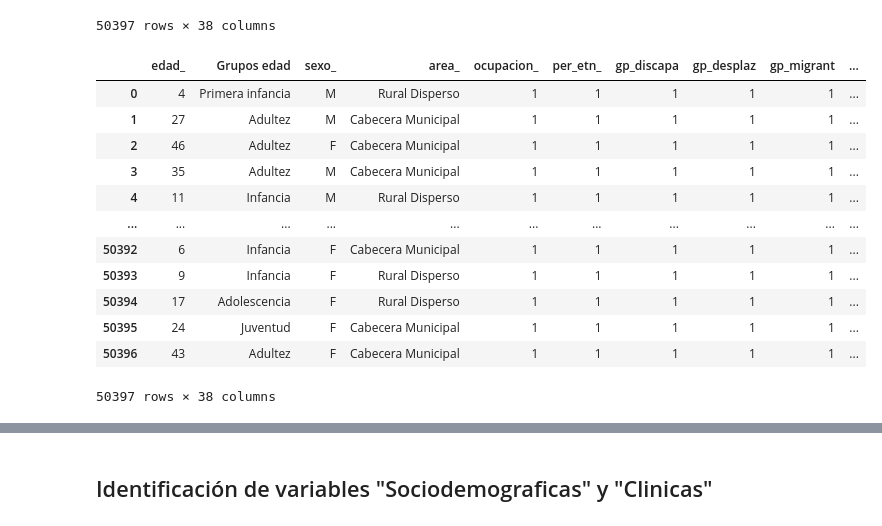
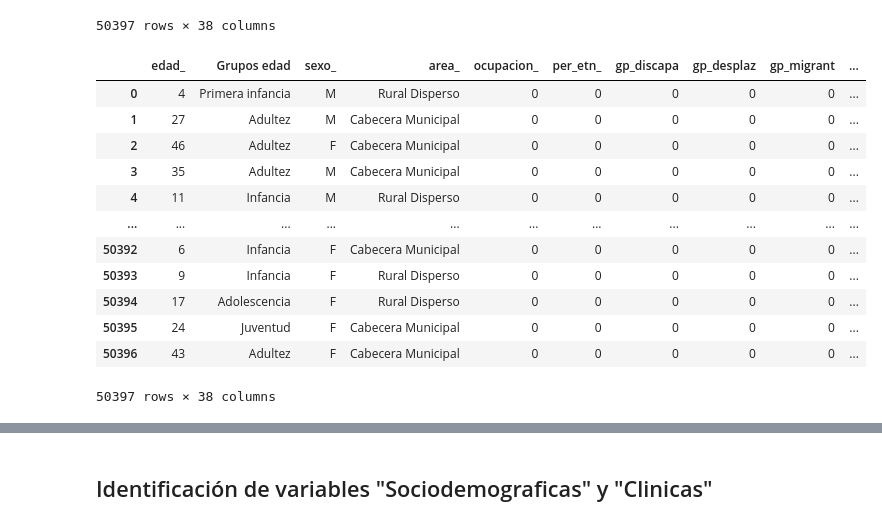
Before and after one commit to MarioSolano98/actividad-evaluativa3-AC, a Jupyter notebook: actividad_evaluativa3.ipynb, the cells around one changed output, grey strips where cells are left out. Cells and saved outputs as stored; diff of their text form; code cells hidden in the pictures.

```diff
--- a/actividad_evaluativa3.ipynb
+++ b/actividad_evaluativa3.ipynb
@@ -191,25 +185,25 @@ data_filtered
 # %%
 # Identificar columnas que contienen "No" o "Sí"
 filtered_columns = [col for col in data_filtered.columns if data_filtered[col].astype(str).str.contains("No|Sí", case=False, na=False).any()]
 
-# Cambiar "Sí" a 0 y "No" o nulos a 1 en las columnas identificadas
+# Cambiar "Sí" a 1 y "No" o nulos a 0 en las columnas identificadas
 for col in filtered_columns:
-    data_filtered[col] = data_filtered[col].apply(lambda x: 0 if str(x).strip().lower() == 'sí' else 1)
+    data_filtered[col] = data_filtered[col].apply(lambda x: 1 if str(x).strip().lower() == 'sí' else 0)
 
 # Mostrar las primeras filas para verificar el resultado
 data_filtered[filtered_columns].head()
 data_filtered
 # %% [output]
 |  | edad_ | Grupos edad | sexo_ | area_ | ocupacion_ | per_etn_ | gp_discapa | gp_desplaz | gp_migrant | ... |
-| 0 | 4 | Primera infancia | M | Rural Disperso | 1 | 1 | 1 | 1 | 1 | ... |
-| 1 | 27 | Adultez | M | Cabecera Municipal | 1 | 1 | 1 | 1 | 1 | ... |
-| 2 | 46 | Adultez | F | Cabecera Municipal | 1 | 1 | 1 | 1 | 1 | ... |
-| 3 | 35 | Adultez | M | Cabecera Municipal | 1 | 1 | 1 | 1 | 1 | ... |
-| 4 | 11 | Infancia | M | Rural Disperso | 1 | 1 | 1 | 1 | 1 | ... |
+| 0 | 4 | Primera infancia | M | Rural Disperso | 0 | 0 | 0 | 0 | 0 | ... |
+| 1 | 27 | Adultez | M | Cabecera Municipal | 0 | 0 | 0 | 0 | 0 | ... |
+| 2 | 46 | Adultez | F | Cabecera Municipal | 0 | 0 | 0 | 0 | 0 | ... |
+| 3 | 35 | Adultez | M | Cabecera Municipal | 0 | 0 | 0 | 0 | 0 | ... |
+| 4 | 11 | Infancia | M | Rural Disperso | 0 | 0 | 0 | 0 | 0 | ... |
 | ... | ... | ... | ... | ... | ... | ... | ... | ... | ... | ... |
-| 50392 | 6 | Infancia | F | Cabecera Municipal | 1 | 1 | 1 | 1 | 1 | ... |
-| 50393 | 9 | Infancia | F | Rural Disperso | 1 | 1 | 1 | 1 | 1 | ... |
-| 50394 | 17 | Adolescencia | F | Rural Disperso | 1 | 1 | 1 | 1 | 1 | ... |
-| 50395 | 24 | Juventud | F | Cabecera Municipal | 1 | 1 | 1 | 1 | 1 | ... |
-| 50396 | 43 | Adultez | F | Cabecera Municipal | 1 | 1 | 1 | 1 | 1 | ... |
+| 50392 | 6 | Infancia | F | Cabecera Municipal | 0 | 0 | 0 | 0 | 0 | ... |
+| 50393 | 9 | Infancia | F | Rural Disperso | 0 | 0 | 0 | 0 | 0 | ... |
+| 50394 | 17 | Adolescencia | F | Rural Disperso | 0 | 0 | 0 | 0 | 0 | ... |
+| 50395 | 24 | Juventud | F | Cabecera Municipal | 0 | 0 | 0 | 0 | 0 | ... |
+| 50396 | 43 | Adultez | F | Cabecera Municipal | 0 | 0 | 0 | 0 | 0 | ... |
 50397 rows × 38 columns
```
Also changed, not shown: parts of 13 cells of this notebook.
